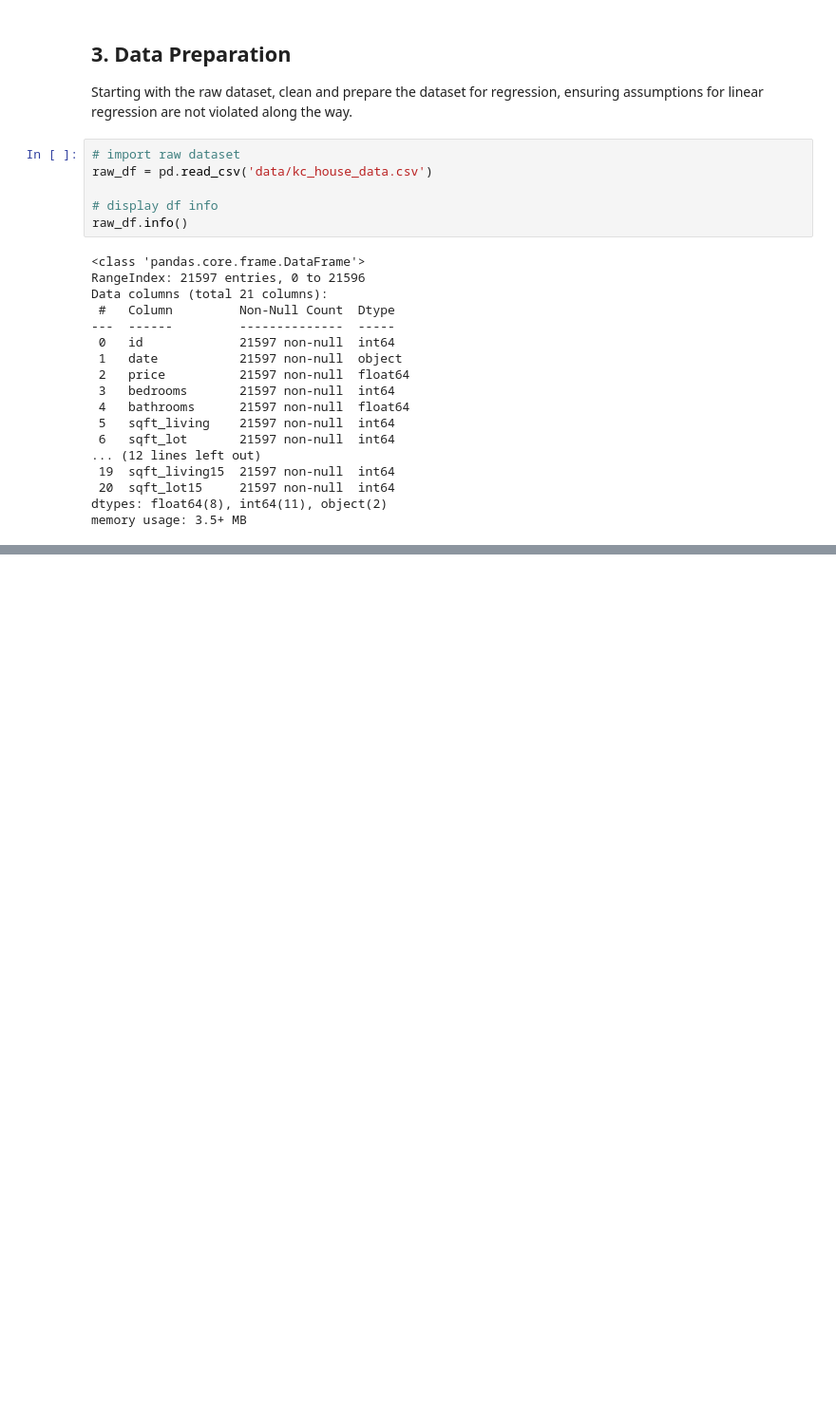
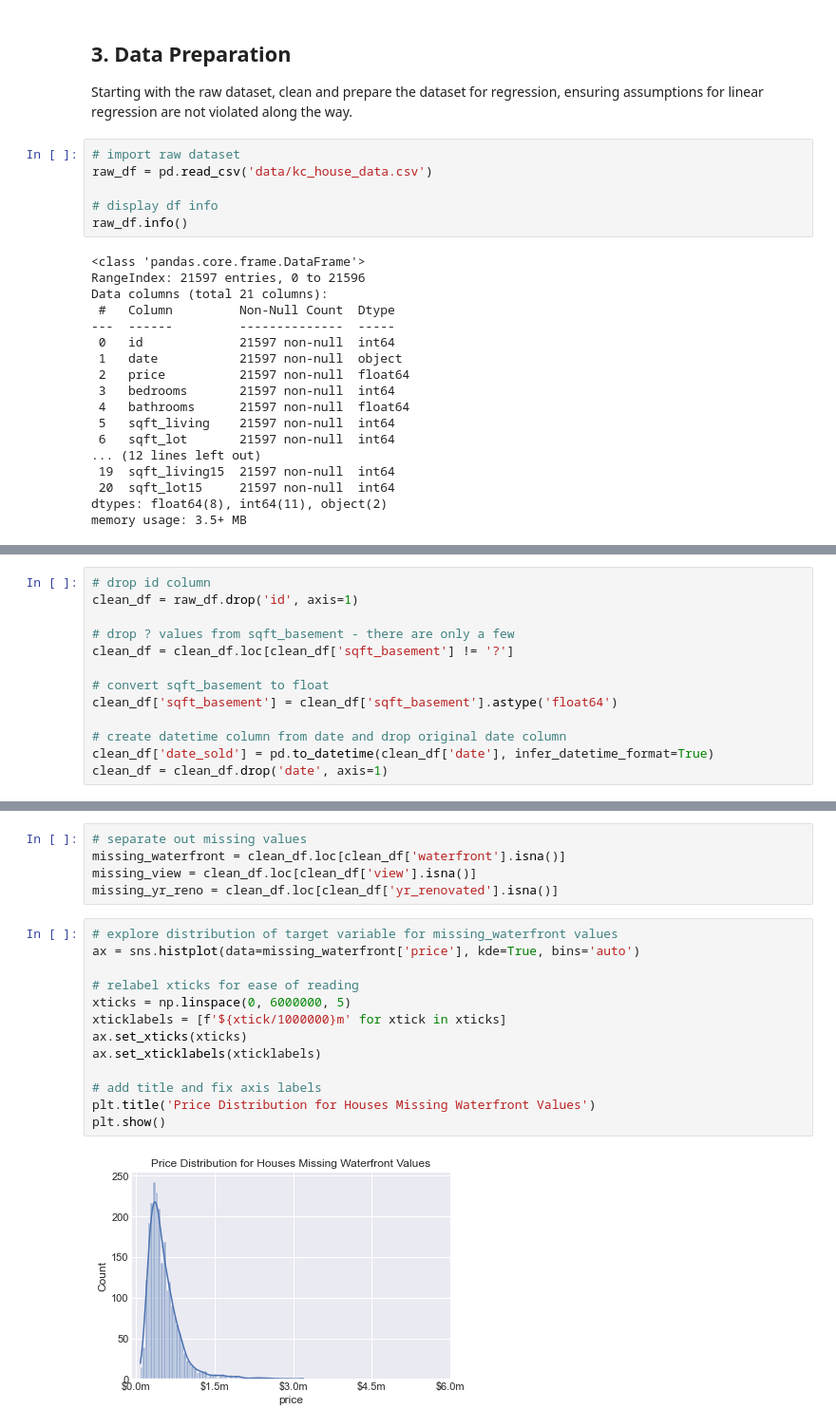
Before and after one commit to akaigraham/KC-House-Price-Regression, a Jupyter notebook: Reworked.ipynb, the cells around one changed output, grey strips where cells are left out. Shown: that part at 95% size. Saved outputs shown, nothing was run; the diff lists cells and outputs as text; blank space fills up the shorter version.

Commit message:
making progress on data prep

```diff
--- a/Reworked.ipynb
+++ b/Reworked.ipynb
@@ -291,0 +294,13 @@ memory usage: 3.5+ MB
+# %%
+# drop id column
+clean_df = raw_df.drop('id', axis=1)
+
+# drop ? values from sqft_basement - there are only a few
+clean_df = clean_df.loc[clean_df['sqft_basement'] != '?']
+
+# convert sqft_basement to float
+clean_df['sqft_basement'] = clean_df['sqft_basement'].astype('float64')
+
+# create datetime column from date and drop original date column
+clean_df['date_sold'] = pd.to_datetime(clean_df['date'], infer_datetime_format=True)
+clean_df = clean_df.drop('date', axis=1)
@@ -291,0 +336,20 @@ memory usage: 3.5+ MB
+# %%
+# separate out missing values
+missing_waterfront = clean_df.loc[clean_df['waterfront'].isna()]
+missing_view = clean_df.loc[clean_df['view'].isna()]
+missing_yr_reno = clean_df.loc[clean_df['yr_renovated'].isna()]
+# %%
+# explore distribution of target variable for missing_waterfront values
+ax = sns.histplot(data=missing_waterfront['price'], kde=True, bins='auto')
+
+# relabel xticks for ease of reading
+xticks = np.linspace(0, 6000000, 5)
+xticklabels = [f'${xtick/1000000}m' for xtick in xticks]
+ax.set_xticks(xticks)
+ax.set_xticklabels(xticklabels)
+
+# add title and fix axis labels
+plt.title('Price Distribution for Houses Missing Waterfront Values')
+plt.show()
+# %% [output]
+[figure, added]
```
Also changed, not shown: parts of 19 cells of this notebook.
